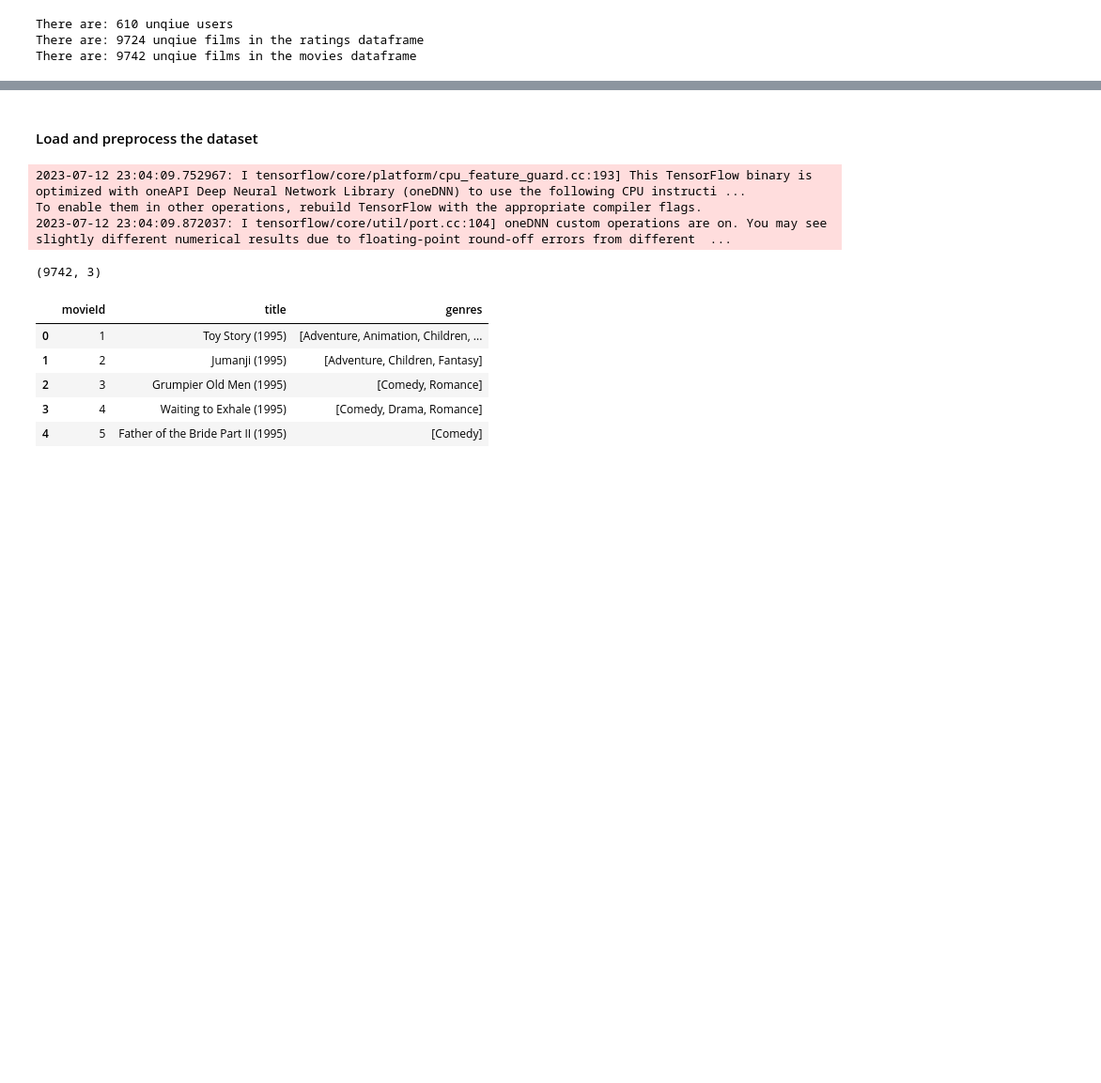
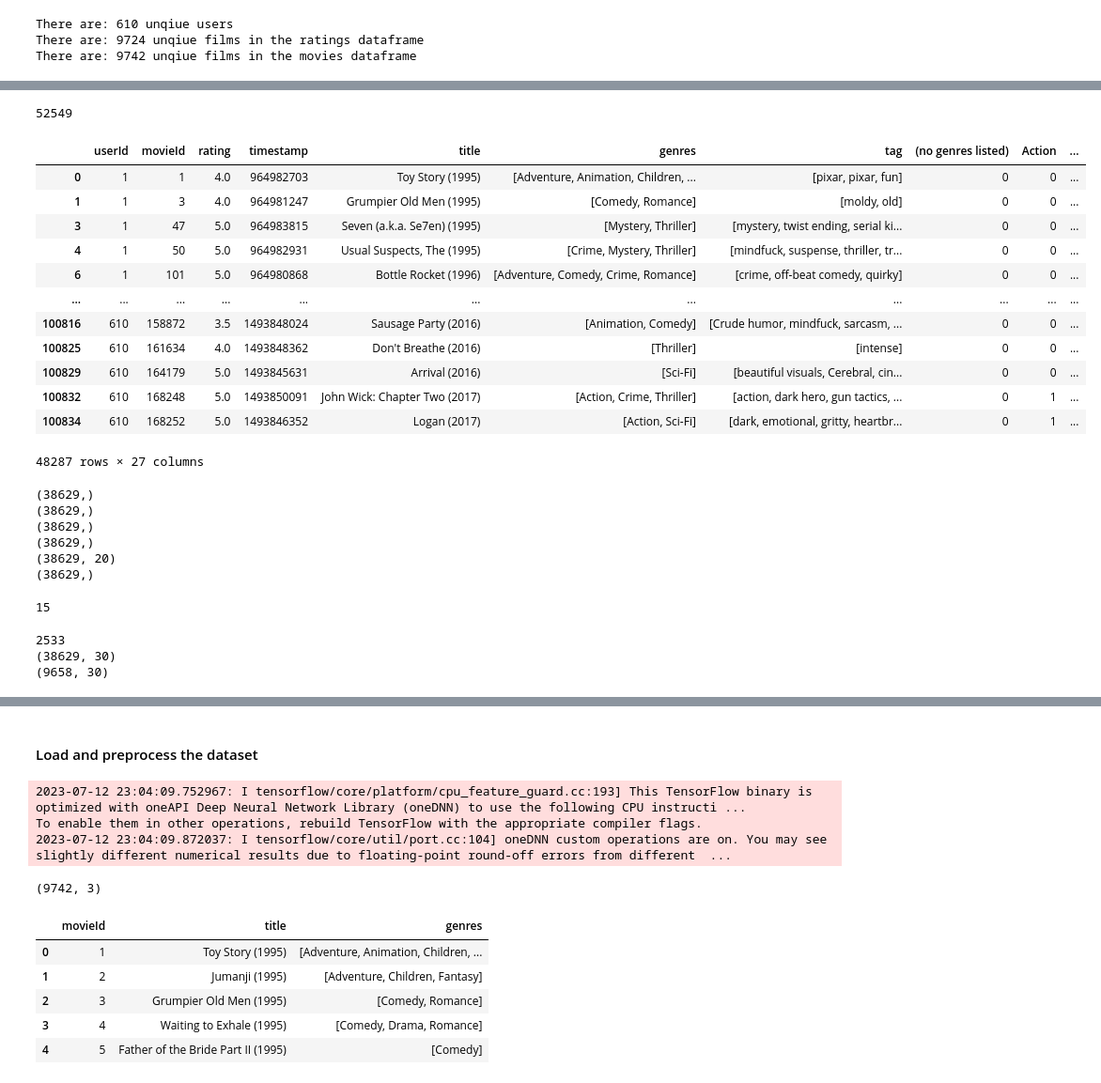
Before and after one commit to jgraham91/final-project, a Jupyter notebook: notebooks/FINAL-PROJECT.ipynb, the cells around one changed output, grey strips where cells are left out. Shown: that part at 94% size. Saved outputs shown, nothing was run; the diff lists cells and outputs as text; code cells hidden in the pictures; blank space fills up the shorter version.

Commit message:
added tag feature to recommender model

```diff
--- a/notebooks/FINAL-PROJECT.ipynb
+++ b/notebooks/FINAL-PROJECT.ipynb
@@ -67,0 +179,23 @@ There are: 9742 unqiue films in the movies dataframe
+# %%
+# Count the number of NaN values in the 'Column1' column
+nan_count = movielens_df_with_genre['tag'].isna().sum()
+nan_count
+# %% [output]
+52549
+# %%
+movielens_df_no_naans = movielens_df_with_genre.dropna()
+movielens_df_no_naans
+# %% [output]
+|  | userId | movieId | rating | timestamp | title | genres | tag | (no genres listed) | Action | ... |
+| 0 | 1 | 1 | 4.0 | 964982703 | Toy Story (1995) | [Adventure, Animation, Children, ... | [pixar, pixar, fun] | 0 | 0 | ... |
+| 1 | 1 | 3 | 4.0 | 964981247 | Grumpier Old Men (1995) | [Comedy, Romance] | [moldy, old] | 0 | 0 | ... |
+| 3 | 1 | 47 | 5.0 | 964983815 | Seven (a.k.a. Se7en) (1995) | [Mystery, Thriller] | [mystery, twist ending, serial ki... | 0 | 0 | ... |
+| 4 | 1 | 50 | 5.0 | 964982931 | Usual Suspects, The (1995) | [Crime, Mystery, Thriller] | [mindfuck, suspense, thriller, tr... | 0 | 0 | ... |
+| 6 | 1 | 101 | 5.0 | 964980868 | Bottle Rocket (1996) | [Adventure, Comedy, Crime, Romance] | [crime, off-beat comedy, quirky] | 0 | 0 | ... |
+| ... | ... | ... | ... | ... | ... | ... | ... | ... | ... | ... |
+| 100816 | 610 | 158872 | 3.5 | 1493848024 | Sausage Party (2016) | [Animation, Comedy] | [Crude humor, mindfuck, sarcasm, ... | 0 | 0 | ... |
+| 100825 | 610 | 161634 | 4.0 | 1493848362 | Don't Breathe (2016) | [Thriller] | [intense] | 0 | 0 | ... |
+| 100829 | 610 | 164179 | 5.0 | 1493845631 | Arrival (2016) | [Sci-Fi] | [beautiful visuals, Cerebral, cin... | 0 | 0 | ... |
+| 100832 | 610 | 168248 | 5.0 | 1493850091 | John Wick: Chapter Two (2017) | [Action, Crime, Thriller] | [action, dark hero, gun tactics, ... | 0 | 1 | ... |
+| 100834 | 610 | 168252 | 5.0 | 1493846352 | Logan (2017) | [Action, Sci-Fi] | [dark, emotional, gritty, heartbr... | 0 | 1 | ... |
+48287 rows × 27 columns
@@ -67,0 +230,52 @@ There are: 9742 unqiue films in the movies dataframe
+# %%
+print(train_user_ids.shape)
+print(train_movie_ids.shape)
+print(train_movie_titles.shape)
+print(train_tags.shape)
+print(train_genres.shape)
+print(train_ratings.shape)
+# %% [output]
+(38629,)
+(38629,)
+(38629,)
+(38629,)
+(38629, 20)
+(38629,)
+# %%
+# Find the longest movie title in the dataset
+longest_movie = max(movielens_df_no_naans['title'], key=len)
+len(set(longest_movie.split()))
+# %% [output]
+15
+# %%
+from keras.preprocessing.text import Tokenizer
+from tensorflow.keras.preprocessing.sequence import pad_sequences
+
+# Pad title sequences to have consistent lengths
+max_title_length = 30
+
+# Convert movie titles to sequences of word indices, convert to padded array for input to model
+#Find the length of the title vocab size
+all_of_the_movie_titles = movielens_df_no_naans['title'].values
+tokenizer = Tokenizer()
+tokenizer.fit_on_texts(all_of_the_movie_titles)
+all_of_the_title_sequences = tokenizer.texts_to_sequences(all_of_the_movie_titles)
+all_of_the_title_sequences = pad_sequences(all_of_the_title_sequences, maxlen=max_title_length)
+title_vocab_size = len(tokenizer.word_index)+1
+print(title_vocab_size)
+
+# Convert train data movie titles to sequences of word indices, convert to padded array for input to model
+tokenizer.fit_on_texts(train_movie_titles)
+train_title_sequences = tokenizer.texts_to_sequences(train_movie_titles)
+train_title_sequences = pad_sequences(train_title_sequences, maxlen=max_title_length)
+print(train_title_sequences.shape)
+
+# Convert test data movie titles to sequences of word indices, convert to padded array for input to model
+tokenizer.fit_on_texts(test_movie_titles)
+test_title_sequences = tokenizer.texts_to_sequences(test_movie_titles)
+test_title_sequences = pad_sequences(test_title_sequences, maxlen=max_title_length)
+print(test_title_sequences.shape)
+# %% [output]
+2533
+(38629, 30)
+(9658, 30)
```
Also changed, not shown: parts of 35 cells of this notebook.
